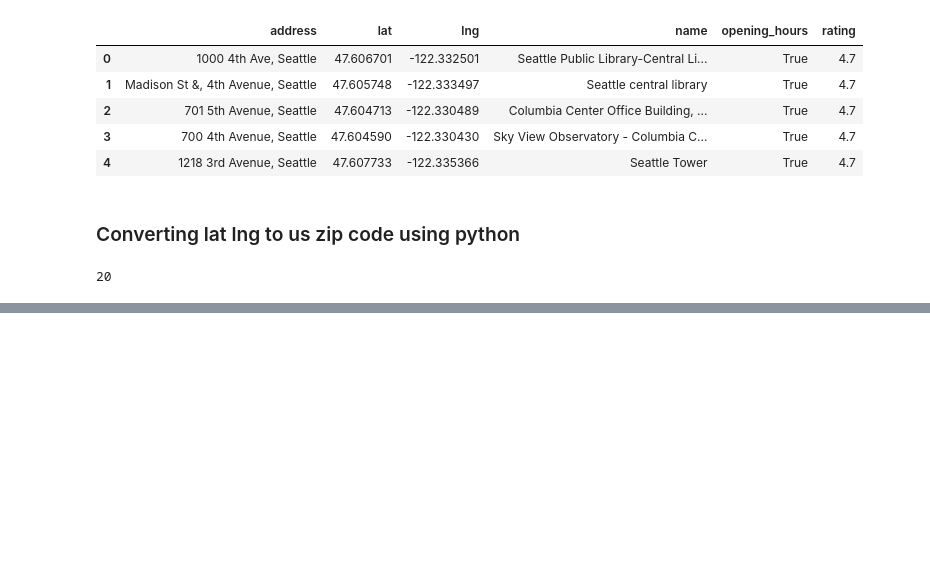
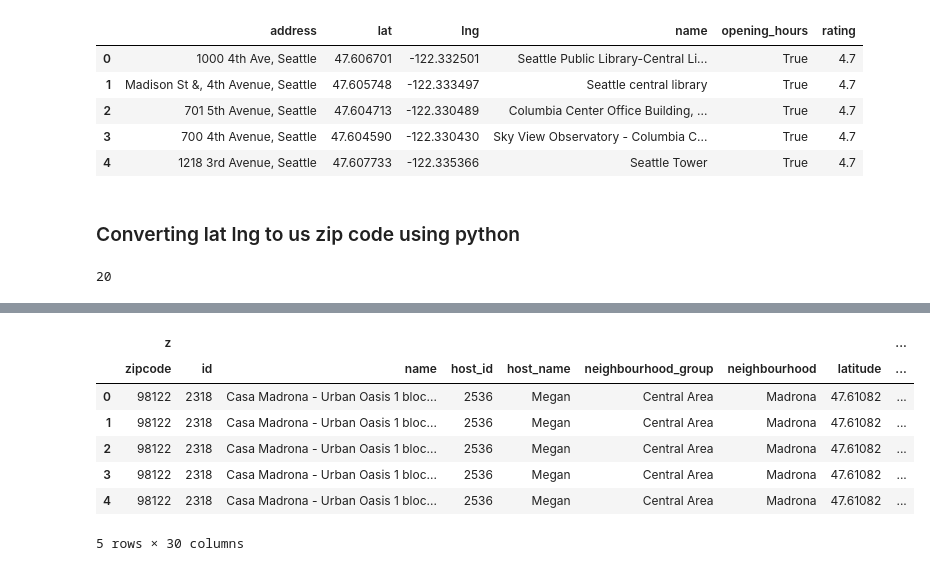
Before and after one commit to 42779XL/13-ETL_Eliana_Xiaodi, a Jupyter notebook: 13-ETL_EliXiao/Notebooks/Google_Attractions.ipynb, the cells around one changed output, grey strips where cells are left out. Cells and saved outputs as stored; diff of their text form; code cells hidden in the pictures; blank space fills up the shorter version.

```diff
--- a/13-ETL_EliXiao/Notebooks/Google_Attractions.ipynb
+++ b/13-ETL_EliXiao/Notebooks/Google_Attractions.ipynb
@@ -144,0 +188,12 @@ data_df.head()
+# %%
+seattle_travel_df = pd.concat([travel_df, data_df], keys='zipcode', axis = 1)
+seattle_travel_df.head()
+# %% [output]
+|  | z |  |  |  |  |  |  |  | ... |
+|  | zipcode | id | name | host_id | host_name | neighbourhood_group | neighbourhood | latitude | ... |
+| 0 | 98122 | 2318 | Casa Madrona - Urban Oasis 1 bloc... | 2536 | Megan | Central Area | Madrona | 47.61082 | ... |
+| 1 | 98122 | 2318 | Casa Madrona - Urban Oasis 1 bloc... | 2536 | Megan | Central Area | Madrona | 47.61082 | ... |
+| 2 | 98122 | 2318 | Casa Madrona - Urban Oasis 1 bloc... | 2536 | Megan | Central Area | Madrona | 47.61082 | ... |
+| 3 | 98122 | 2318 | Casa Madrona - Urban Oasis 1 bloc... | 2536 | Megan | Central Area | Madrona | 47.61082 | ... |
+| 4 | 98122 | 2318 | Casa Madrona - Urban Oasis 1 bloc... | 2536 | Megan | Central Area | Madrona | 47.61082 | ... |
+5 rows × 30 columns
```
Also changed, not shown: parts of 5 cells of this notebook.
